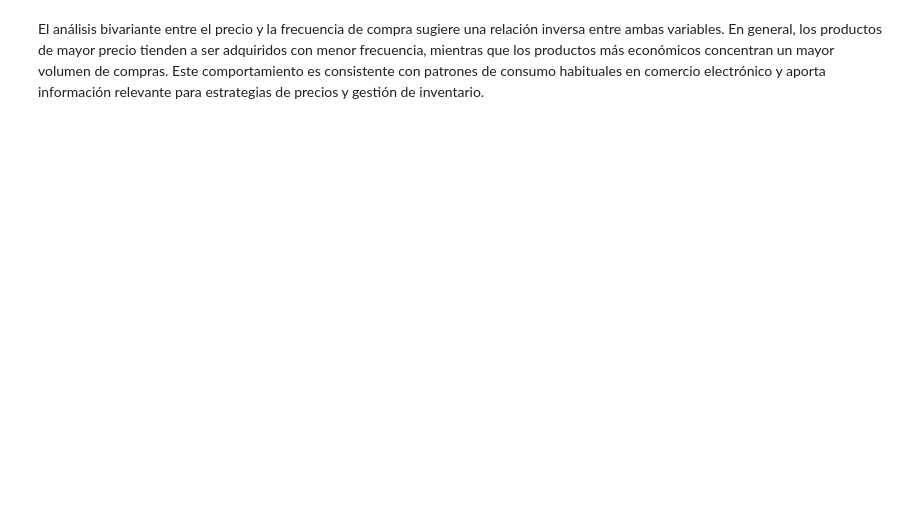
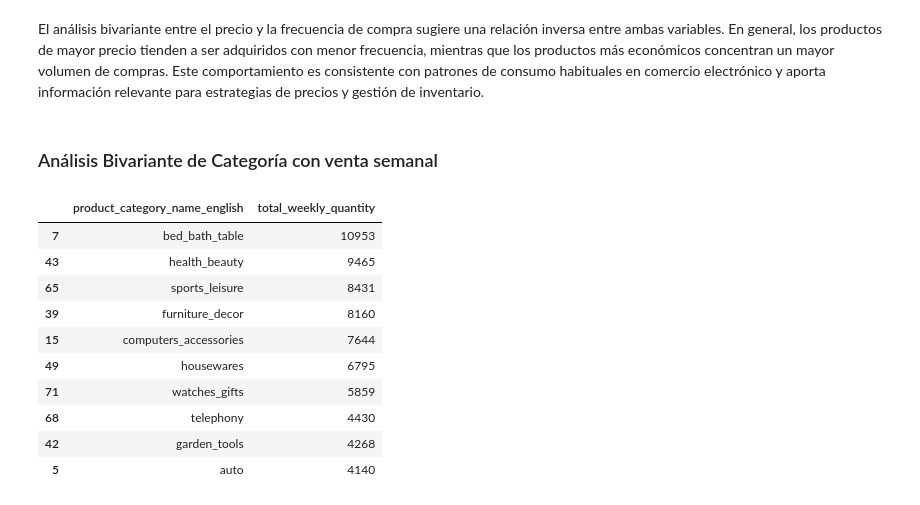
Before and after one commit to roguef07/TFM_Equipo_15, a Jupyter notebook: scrapping/EDA.ipynb, the cells around one changed output. Cells and saved outputs as stored; diff of their text form; code cells hidden in the pictures; blank space fills up the shorter version.

```diff
--- a/scrapping/EDA.ipynb
+++ b/scrapping/EDA.ipynb
@@ -794,2 +782,26 @@ dtype: float64
 # %% [markdown]
 El análisis bivariante entre el precio y la frecuencia de compra sugiere una relación inversa entre ambas variables. En general, los productos de mayor precio tienden a ser adquiridos con menor frecuencia, mientras que los productos más económicos concentran un mayor volumen de compras. Este comportamiento es consistente con patrones de consumo habituales en comercio electrónico y aporta información relevante para estrategias de precios y gestión de inventario.
+# %% [markdown]
+### Análisis Bivariante de Categoría con venta semanal
+# %%
+#Categoria con mayor demanda semanal
+top_10_categorias = (
+    demanda_semanal
+    .groupby("product_category_name_english", as_index=False)
+    .agg(total_weekly_quantity=("weekly_quantity", "sum"))
+    .sort_values("total_weekly_quantity", ascending=False)
+    .head(10)
+)
+top_10_categorias
+# %% [output]
+|  | product_category_name_english | total_weekly_quantity |
+| 7 | bed_bath_table | 10953 |
+| 43 | health_beauty | 9465 |
+| 65 | sports_leisure | 8431 |
+| 39 | furniture_decor | 8160 |
+| 15 | computers_accessories | 7644 |
+| 49 | housewares | 6795 |
+| 71 | watches_gifts | 5859 |
+| 68 | telephony | 4430 |
+| 42 | garden_tools | 4268 |
+| 5 | auto | 4140 |
```
Also changed, not shown: parts of 16 cells of this notebook, 2 other files.
